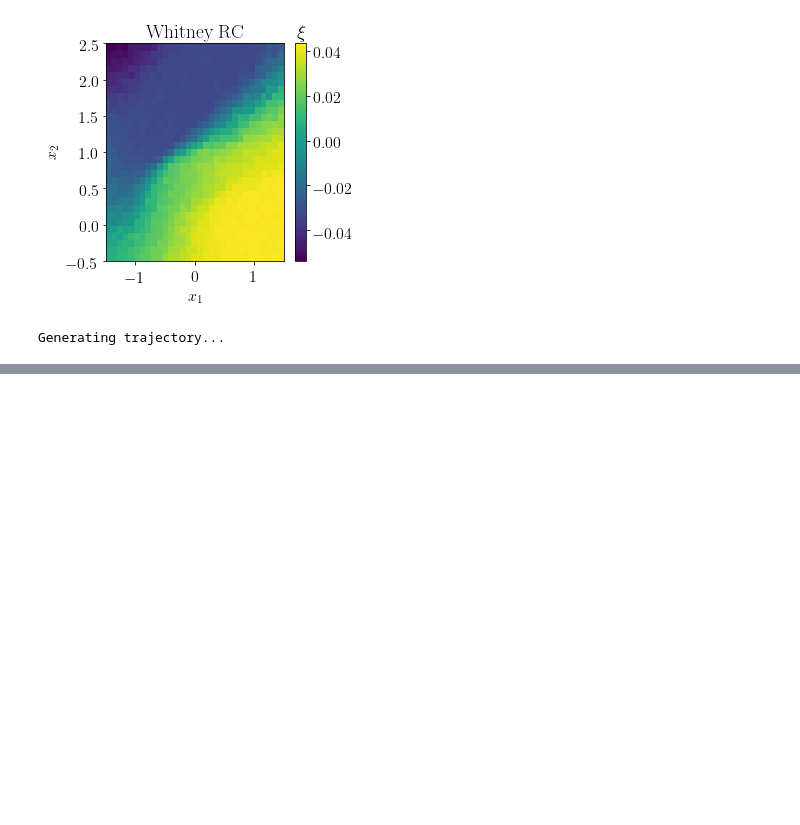
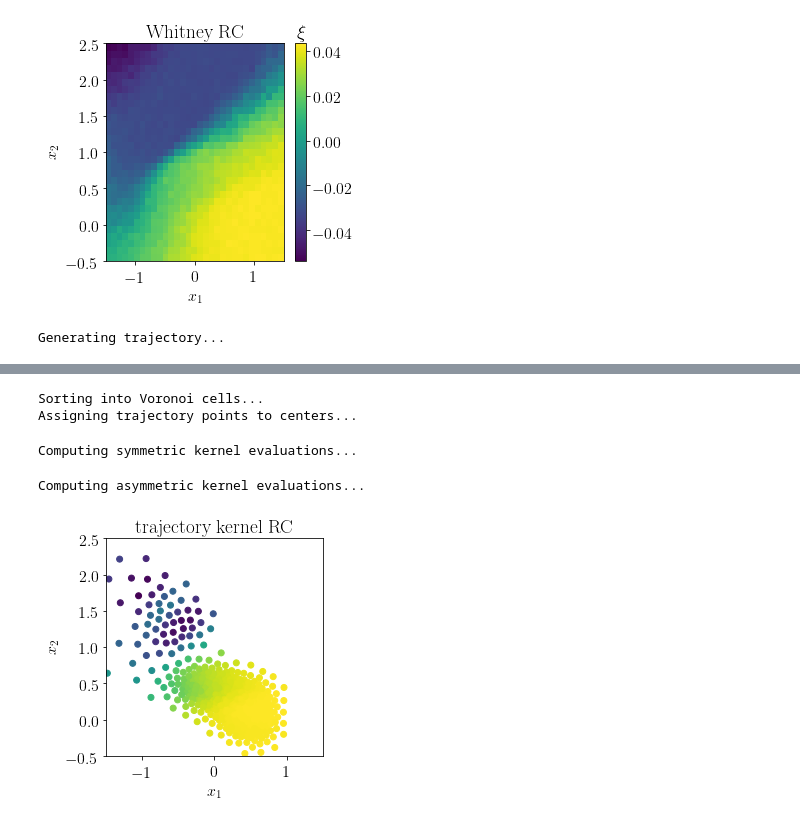
Before and after one commit to abittracher/PyTMRC, a Jupyter notebook: demos/muellerbrown/tm_analysis.ipynb, the cells around one changed output, grey strips where cells are left out. Cells and saved outputs as stored; diff of their text form; code cells hidden in the pictures; blank space fills up the shorter version.

```diff
--- a/demos/muellerbrown/tm_analysis.ipynb
+++ b/demos/muellerbrown/tm_analysis.ipynb
@@ -152,0 +151,28 @@ plt.show()
+# %%
+# select evaluation points
+xkmeans = kmeans(r,500)[0]
+# %%
+trajTM = tm.KernelTrajTransitionManifold(system,kernel,xkmeans,r,1)
+trajTM.computeRC()
+# %% [output]
+Sorting into Voronoi cells...
+Assigning trajectory points to centers...
+Computing symmetric kernel evaluations...
+Computing asymmetric kernel evaluations...
+# %%
+fig = plt.figure()
+ax = fig.add_subplot(111)
+
+# visualize RC
+plt.scatter(xkmeans[:,0],xkmeans[:,1],c=trajTM.rc[1][:,1])
+plt.gca().set_aspect('equal', adjustable='box')
+
+ax.set_xlim(-1.5,1.5)
+ax.set_ylim(-0.5,2.5)
+
+ax.set_title(r'trajectory kernel RC')
+ax.set_xlabel(r'$x_1$')
+ax.set_ylabel(r'$x_2$')
+plt.show()
+# %% [output]
+[figure, added]
```
Also changed, not shown: parts of 4 cells of this notebook.
